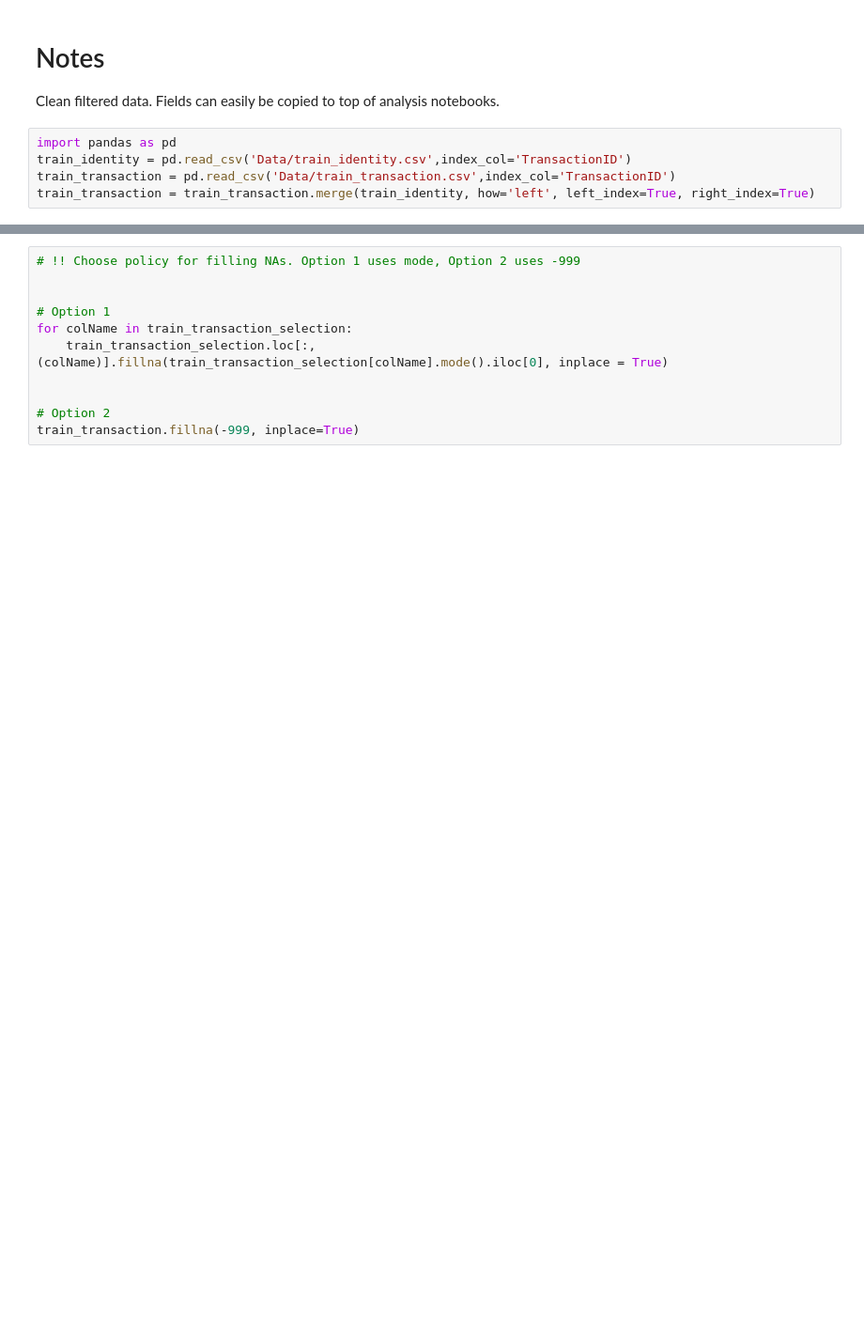
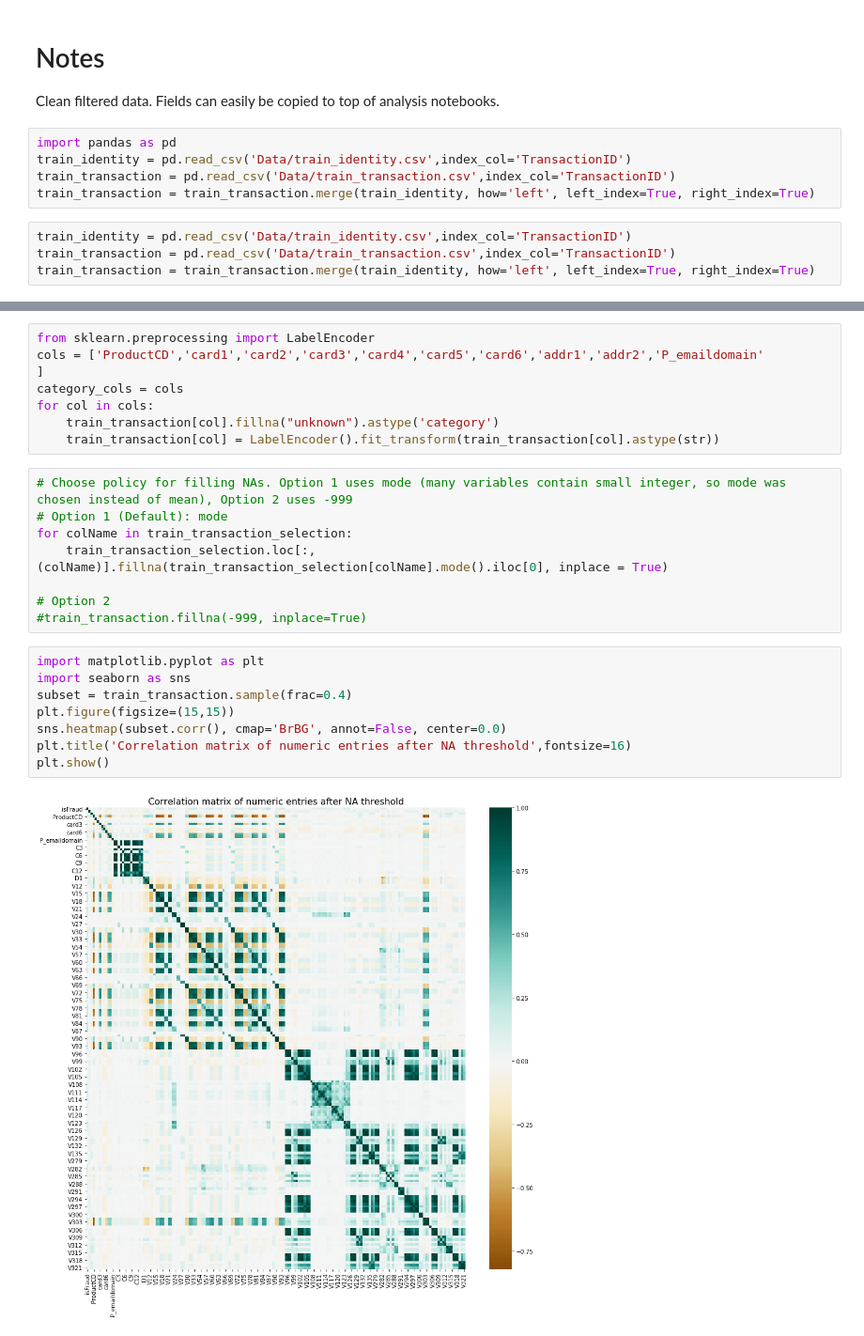
Before and after one commit to tomsiebring/Machine-Learning, a Jupyter notebook: cleanData.ipynb, the cells around one changed output, grey strips where cells are left out. Shown: that part at 94% size. Drawn from its saved outputs; the diff is of its cells as text; blank space fills up the shorter version.

```diff
--- a/cleanData.ipynb
+++ b/cleanData.ipynb
@@ -7,3 +7,7 @@ import pandas as pd
 train_identity = pd.read_csv('Data/train_identity.csv',index_col='TransactionID')
 train_transaction = pd.read_csv('Data/train_transaction.csv',index_col='TransactionID')
 train_transaction = train_transaction.merge(train_identity, how='left', left_index=True, right_index=True)
+# %%
+train_identity = pd.read_csv('Data/train_identity.csv',index_col='TransactionID')
+train_transaction = pd.read_csv('Data/train_transaction.csv',index_col='TransactionID')
+train_transaction = train_transaction.merge(train_identity, how='left', left_index=True, right_index=True)
@@ -19,11 +28,26 @@ train_transaction = train_transaction_selection
+# %%
+from sklearn.preprocessing import LabelEncoder
+cols = ['ProductCD','card1','card2','card3','card4','card5','card6','addr1','addr2','P_emaildomain'
+]
+category_cols = cols
+for col in cols:
+    train_transaction[col].fillna("unknown").astype('category')
+    train_transaction[col] = LabelEncoder().fit_transform(train_transaction[col].astype(str))
 # %%
-# !! Choose policy for filling NAs. Option 1 uses mode, Option 2 uses -999
-
-
-# Option 1
+# Choose policy for filling NAs. Option 1 uses mode (many variables contain small integer, so mode was chosen instead of mean), Option 2 uses -999
+# Option 1 (Default): mode
 for colName in train_transaction_selection:
     train_transaction_selection.loc[:, (colName)].fillna(train_transaction_selection[colName].mode().iloc[0], inplace = True)
 
-
 # Option 2
-train_transaction.fillna(-999, inplace=True)
+#train_transaction.fillna(-999, inplace=True)
+# %%
+import matplotlib.pyplot as plt
+import seaborn as sns
+subset = train_transaction.sample(frac=0.4)
+plt.figure(figsize=(15,15))
+sns.heatmap(subset.corr(), cmap='BrBG', annot=False, center=0.0)
+plt.title('Correlation matrix of numeric entries after NA threshold',fontsize=16)
+plt.show()
+# %% [output]
+[figure, added]
```
Also changed, not shown: parts of 14 cells of this notebook, 3 other files.
